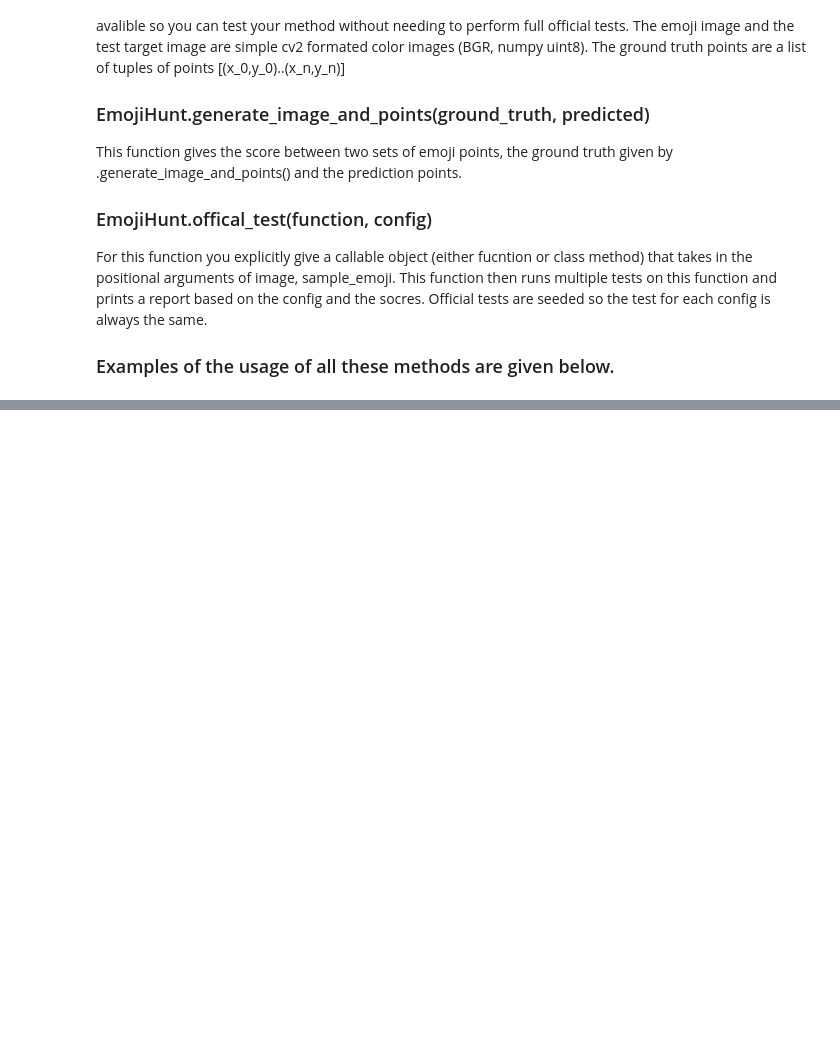
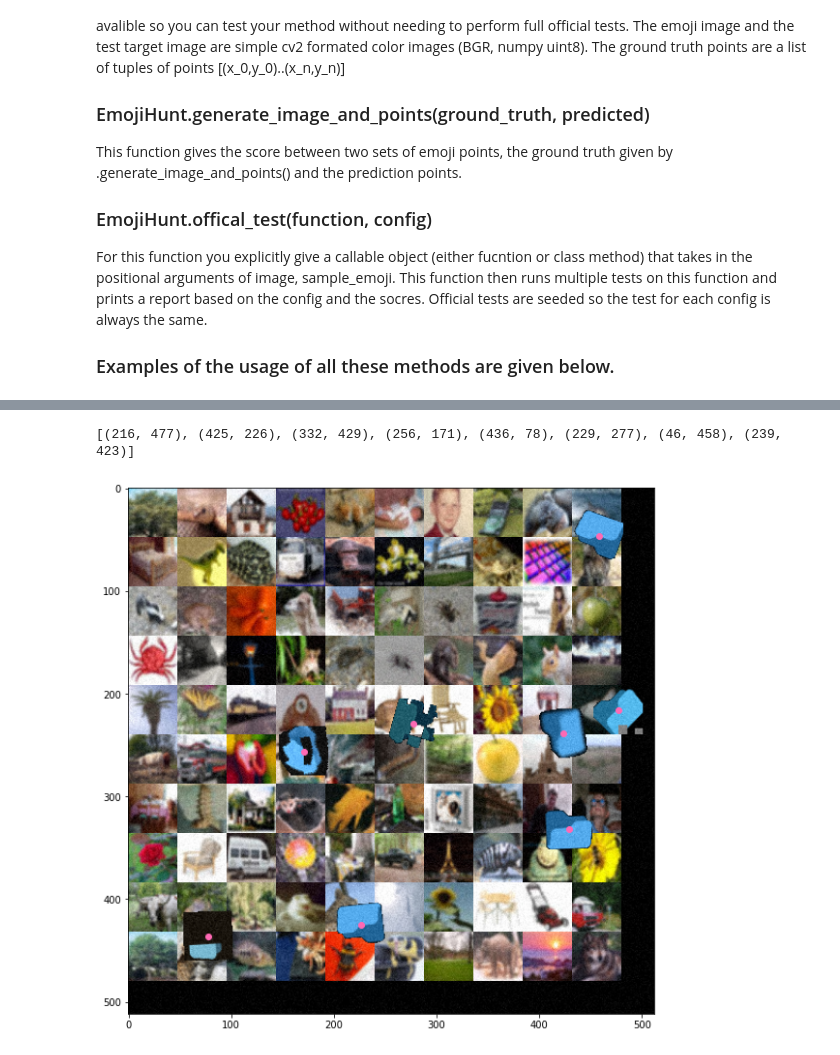
Before and after one commit to bhavanvir/emoji-hunt, a Jupyter notebook: ECE_471_Minimal_Project_Sample_2023.ipynb, the cells around one changed output, grey strips where cells are left out. Drawn from its saved outputs; the diff is of its cells as text; code cells hidden in the pictures; blank space fills up the shorter version.

```diff
--- a/ECE_471_Minimal_Project_Sample_2023.ipynb
+++ b/ECE_471_Minimal_Project_Sample_2023.ipynb
@@ -113,0 +64,15 @@ plt.show()
+# %%
+# desired output
+plt.figure(figsize = (10,10))
+imgplot = plt.imshow(cv2.cvtColor(test_image, cv2.COLOR_BGR2RGB))
+print(gt_points)
+x = []
+y = []
+for a, b in gt_points:
+  x.append(a)
+  y.append(b)
+plt.scatter(y, x, color = 'hotpink')
+plt.show()
+# %% [output]
+[(216, 477), (425, 226), (332, 429), (256, 171), (436, 78), (229, 277), (46, 458), (239, 423)]
+[figure, added]
```
Also changed, not shown: parts of 10 cells of this notebook.
